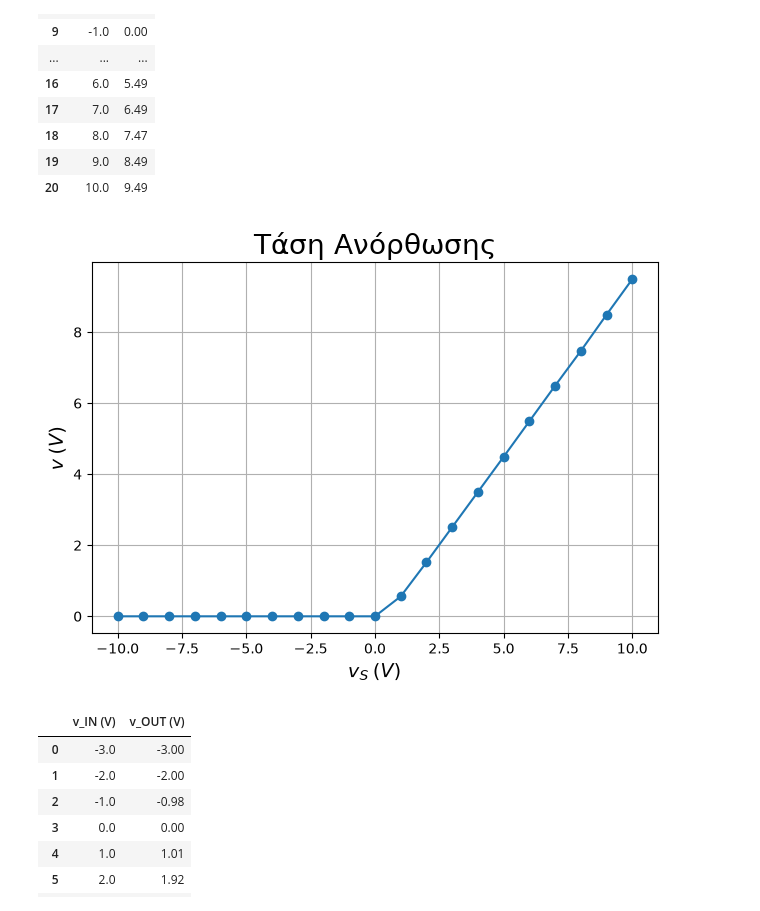
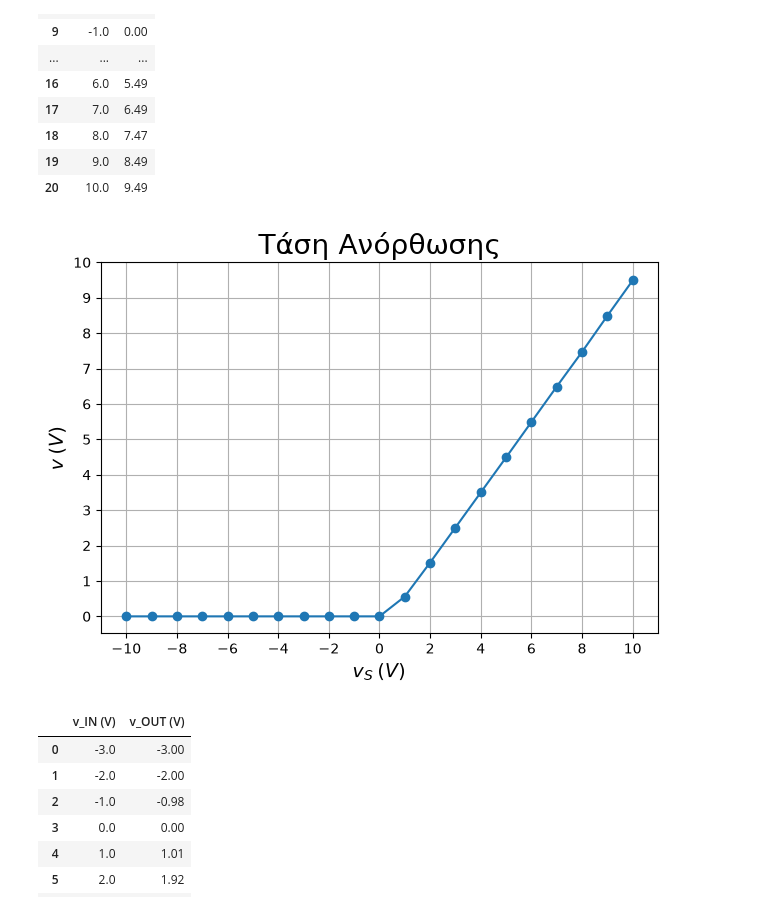
Before and after one commit to ChristosPaterakisntua/Electronics-Lab, a Jupyter notebook: src/electronics_lab/lab_diagrams_6.ipynb, the cells around one changed output. Drawn from its saved outputs; the diff is of its cells as text; code cells hidden in the pictures.

```diff
--- a/src/electronics_lab/lab_diagrams_6.ipynb
+++ b/src/electronics_lab/lab_diagrams_6.ipynb
@@ -74,13 +74,15 @@ df
 # %%
 plt.plot(df["v_S (V)"], df["v (V)"], "-o")
 plt.title(r"Τάση Ανόρθωσης", fontdict={"size": 20})
 plt.xlabel(r"$v_{S} \: (V)$", fontdict={"size": 14})
 plt.ylabel(r"$v \: (V)$", fontdict={"size": 14})
+plt.xticks([i for i in range(-10, 11, 2)])
+plt.yticks([i for i in range(0, 11)])
 plt.grid()
 plt.tight_layout()
 plt.show()
 # %% [output]
-[figure, old version]
+[figure, new version]
 # %%
 v_IN = np.array([i for i in range(-3, 11)]) # V
 v_OUT = np.array([-3, -2, -0.98, 0, 1.01, 1.92, 2.02, 2.05, 2.08, 2.1, 2.11, 2.13, 2.14, 2.15]) # V
```
